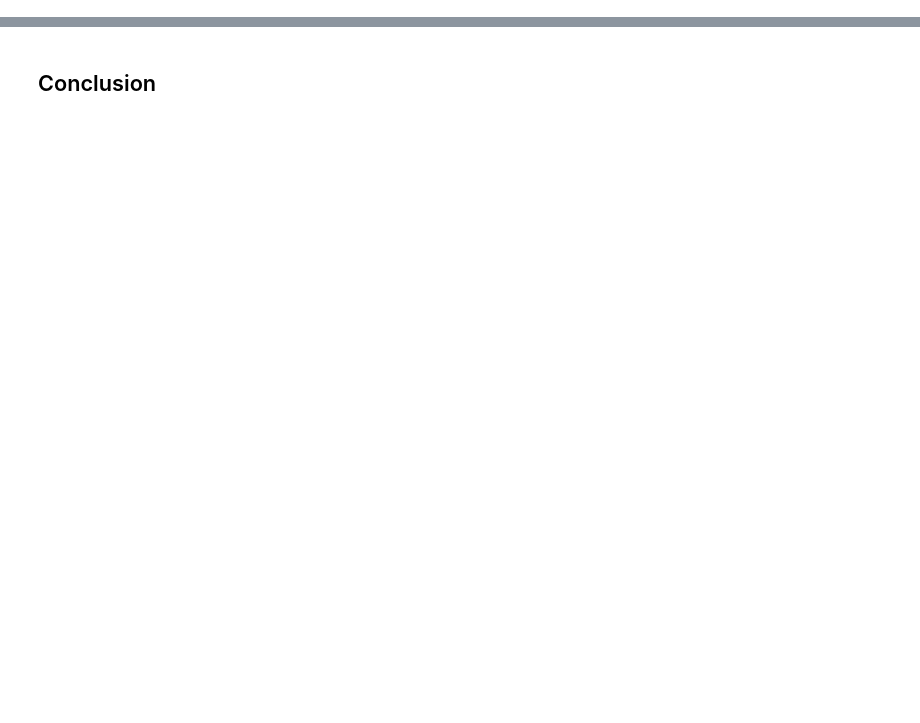
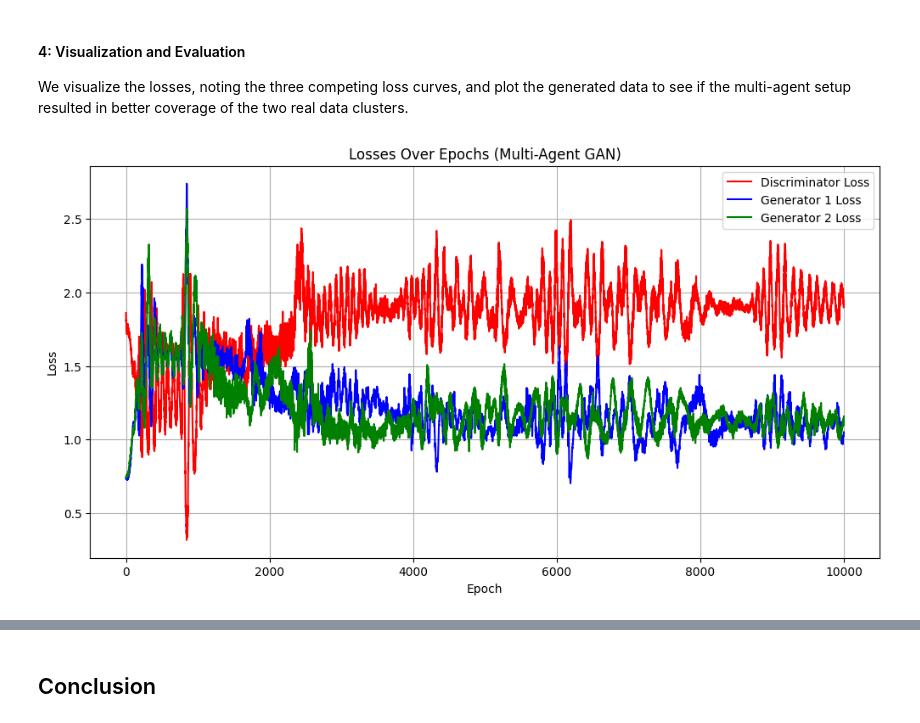
Before and after one commit to AlipourIm/ML_cysec_WiSe_25-26, a Jupyter notebook: source/tutorial_notebooks/tutorial3_1_gan_getting_started/tutorial3_1_gan_getting_started.ipynb, the cells around one changed output, grey strips where cells are left out. Drawn from its saved outputs; the diff is of its cells as text; code cells hidden in the pictures; blank space fills up the shorter version.

```diff
--- a/source/tutorial_notebooks/tutorial3_1_gan_getting_started/tutorial3_1_gan_getting_started.ipynb
+++ b/source/tutorial_notebooks/tutorial3_1_gan_getting_started/tutorial3_1_gan_getting_started.ipynb
@@ -516,0 +390,22 @@ Epoch [9900/10000], Loss D: 2.0476465225219727, Loss G Leader: 0.856673717498779
+# %%
+# Initialization
+input_dim = 10  # Dimension of noise vector
+output_dim = 2  # Dimension of generated data (2D)
+
+generator_1 = Generator(input_dim, output_dim)
+generator_2 = Generator(input_dim, output_dim)
+discriminator = Discriminator(output_dim)
+criterion = nn.BCELoss()
+
+# Optimizers for all three agents
+optimizer_g1 = optim.Adam(generator_1.parameters(), lr=0.001)
+optimizer_g2 = optim.Adam(generator_2.parameters(), lr=0.001)
+optimizer_d = optim.Adam(discriminator.parameters(), lr=0.001)
+
+# Training parameters
+num_epochs = 10000
+batch_size = 64
+
+losses_d = []
+losses_g1 = []
+losses_g2 = []
@@ -516,0 +476,17 @@ Epoch [9900/10000], Loss D: 2.0476465225219727, Loss G Leader: 0.856673717498779
+# %% [markdown]
+#### 4: Visualization and Evaluation
+We visualize the losses, noting the three competing loss curves, and plot the generated data to see if the multi-agent setup resulted in better coverage of the two real data clusters.
+# %%
+# Plot the losses
+plt.figure(figsize=(12, 6))
+plt.plot(losses_d, label='Discriminator Loss', color='red')
+plt.plot(losses_g1, label='Generator 1 Loss', color='blue')
+plt.plot(losses_g2, label='Generator 2 Loss', color='green')
+plt.xlabel('Epoch')
+plt.ylabel('Loss')
+plt.title('Losses Over Epochs (Multi-Agent GAN)')
+plt.legend()
+plt.grid(True)
+plt.show()
+# %% [output]
+[figure, added]
```
Also changed, not shown: parts of 20 cells of this notebook.
